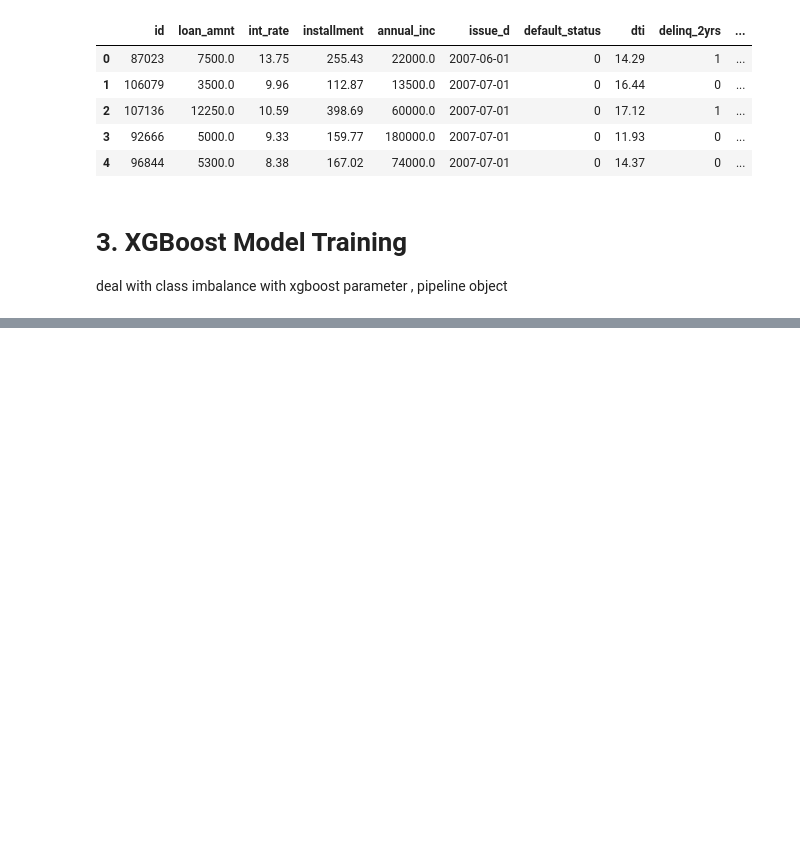
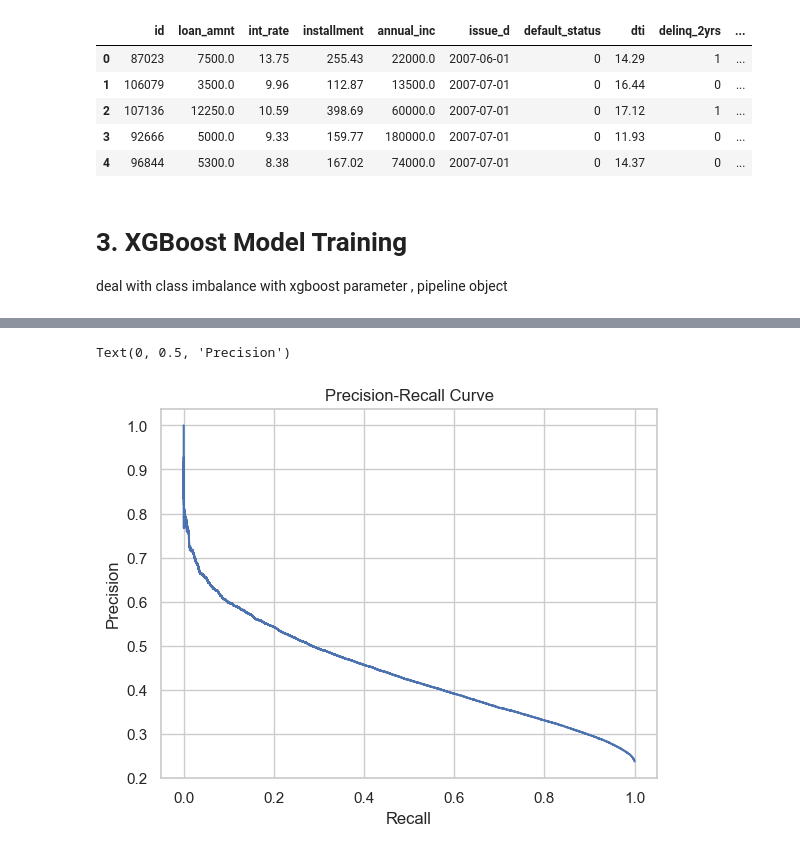
Before and after one commit to luuuneytunes12/Credit-Risk-Modeling-PySpark, a Jupyter notebook: notebooks/04_xgboost_pd_modeling.ipynb, the cells around one changed output, grey strips where cells are left out. Drawn from its saved outputs; the diff is of its cells as text; code cells hidden in the pictures; blank space fills up the shorter version.

```diff
--- a/notebooks/04_xgboost_pd_modeling.ipynb
+++ b/notebooks/04_xgboost_pd_modeling.ipynb
@@ -1035,6 +1061,6 @@ display(test_pdf_final.head())
 # %%
-X_train_pdf_final = train_pdf_final.drop(columns["issue_d", "default_status"])
+X_train_pdf_final = train_pdf_final.drop(columns=["issue_d", "default_status", "id"])
 y_train_final = train_pdf_final["default_status"]
 
-X_test_final = test_pdf_final.drop(columns["issue_d", "default_status"])
-y_test_final = test_pdf_final["default_status"]
+X_val_final = val_pdf_final.drop(columns=["issue_d", "default_status", "id"])
+y_val_final = val_pdf_final["default_status"]
@@ -1041,13 +1077,20 @@ y_test_final = test_pdf_final["default_status"]
 # %%
-import xgboost as xgb
+# -------------------
+# XGBoost Model
+# -------------------
 
-scale_pos_weight_val = sum(
-    X_train_pdf_final[X_train_pdf_final["default_status"] == 0]
-) / sum(X_train_pdf_final[X_train_pdf_final["default_status"] == 1])
+counts = train_pdf_final["default_status"].value_counts()
+scale_pos_weight_val = counts[0] / counts[1]
 
 
 xgb_1st = xgb.XGBClassifier(
     objective="binary:logistic",  # binary classification problem
-    random_state=42,
+    eval_metric="aucpr",  # better metric than auc (esp for class imbalance)
+    random_state=42,  # constant results
+    use_label_encoder=False,  # remove warnings in recent XGBoost versions
     scale_pos_weight=scale_pos_weight_val,  # for class imbalance
+    n_estimators=100,  # default number of trees
+    max_depth=5,  # default tree depth/height
+    learning_rate=0.1,
+    early_stopping_rounds=20,  # stop if no improvement after 20 rounds
 )
@@ -1055,0 +1279,11 @@ xgb_1st = xgb.XGBClassifier(
+# %%
+y_pred_1st = xgb_1st.predict_proba(X_val_final)[:, 1]
+
+precision, recall, _ = precision_recall_curve(y_val_final, y_pred_1st)
+plt.plot(recall, precision)
+plt.title("Precision-Recall Curve")
+plt.xlabel("Recall")
+plt.ylabel("Precision")
+# %% [output]
+Text(0, 0.5, 'Precision')
+[figure, added]
```
Also changed, not shown: parts of 28 cells of this notebook.
